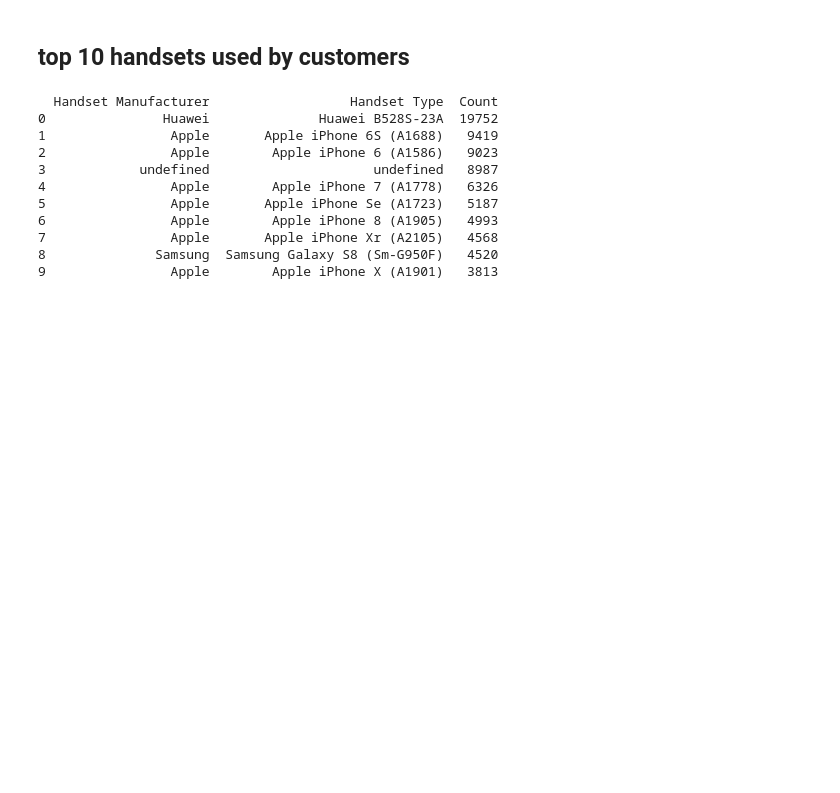
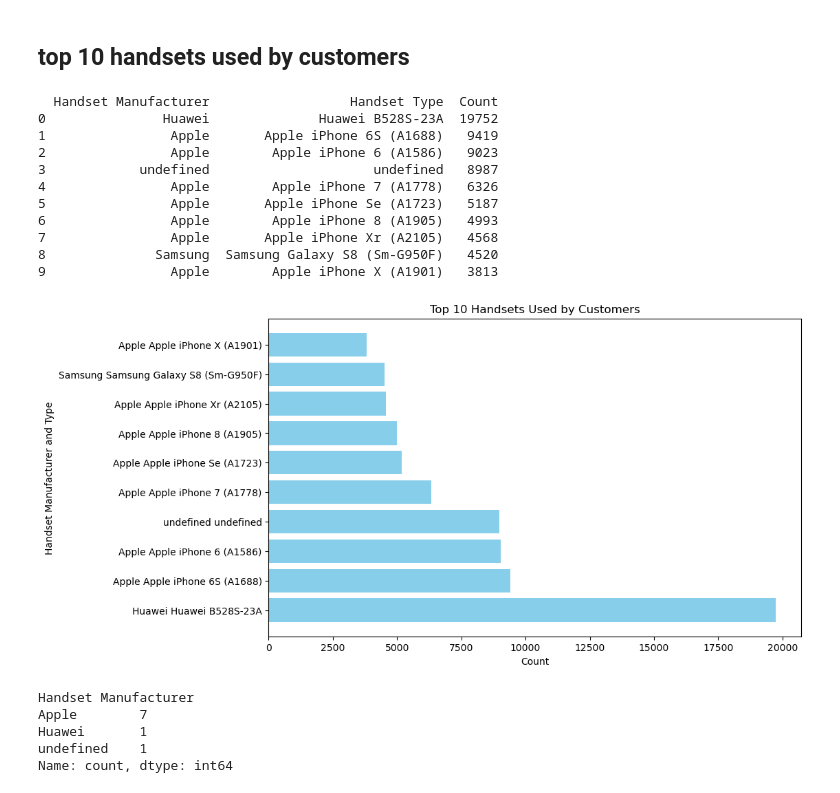
Before and after one commit to teddycheru/StreamlitTelecomUserAnalytics, a Jupyter notebook: notebooks/notebook.ipynb, the cells around one changed output. Cells and saved outputs as stored; diff of their text form; code cells hidden in the pictures; blank space fills up the shorter version.

Commit message:
Identified top 3 handset manufacturers, and plots

```diff
--- a/notebooks/notebook.ipynb
+++ b/notebooks/notebook.ipynb
@@ -105,3 +106,22 @@ print(df)
 7                Apple       Apple iPhone Xr (A2105)   4568
 8              Samsung  Samsung Galaxy S8 (Sm-G950F)   4520
 9                Apple        Apple iPhone X (A1901)   3813
+# %%
+# Set the size of the figure
+plt.figure(figsize=(10, 6))
+
+# Create a horizontal bar plot
+plt.barh(df['Handset Manufacturer'] + ' ' + df['Handset Type'], df['Count'], color='skyblue')
+
+# Set the title and axis labels for the plot
+plt.title('Top 10 Handsets Used by Customers')
+plt.xlabel('Count')
+plt.ylabel('Handset Manufacturer and Type')
+
+# Rotate the y-axis labels if needed
+plt.yticks(rotation=0)
+
+# Display the plot
+plt.show()
+# %% [output]
+[figure, added]
@@ -107,0 +130,15 @@ print(df)
+# %%
+# Group the data by 'Handset Manufacturer' and count the number of occurrences
+manufacturer_counts = df['Handset Manufacturer'].value_counts()
+
+# Get the top 3 handset manufacturers
+top_manufacturers = manufacturer_counts.head(3)
+
+# Display the top 3 handset manufacturers
+print(top_manufacturers)
+# %% [output]
+Handset Manufacturer
+Apple        7
+Huawei       1
+undefined    1
+Name: count, dtype: int64
```
Also changed, not shown: parts of 4 cells of this notebook.
